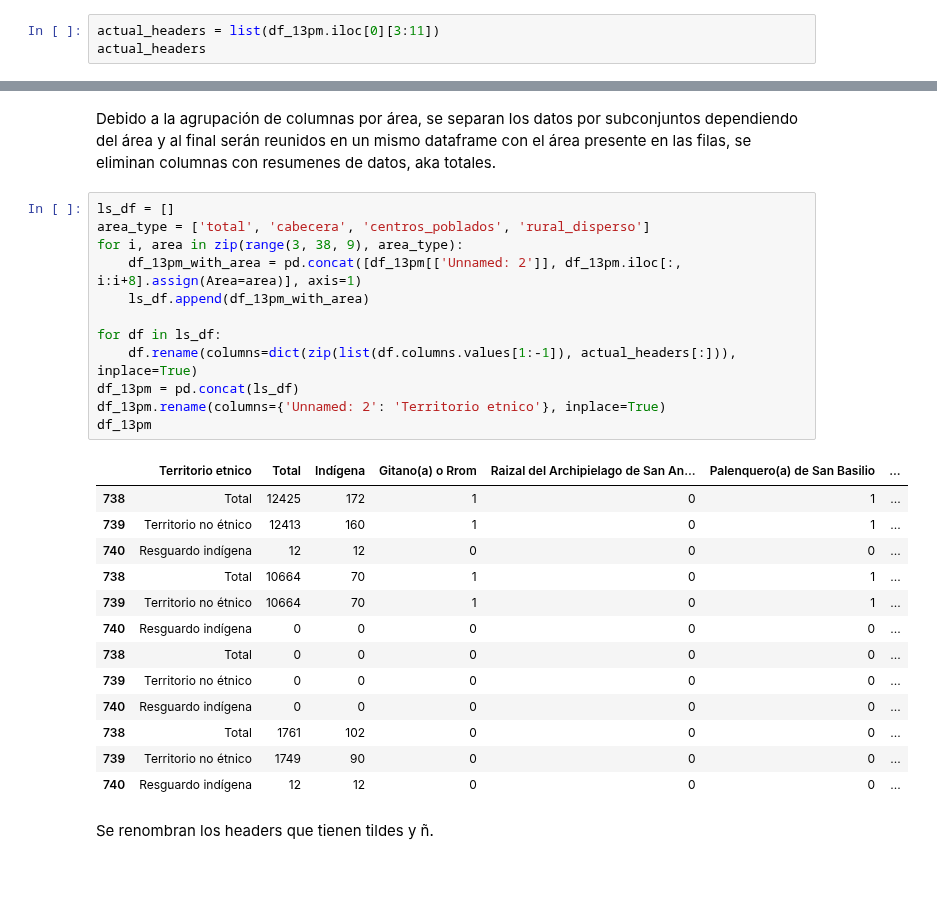
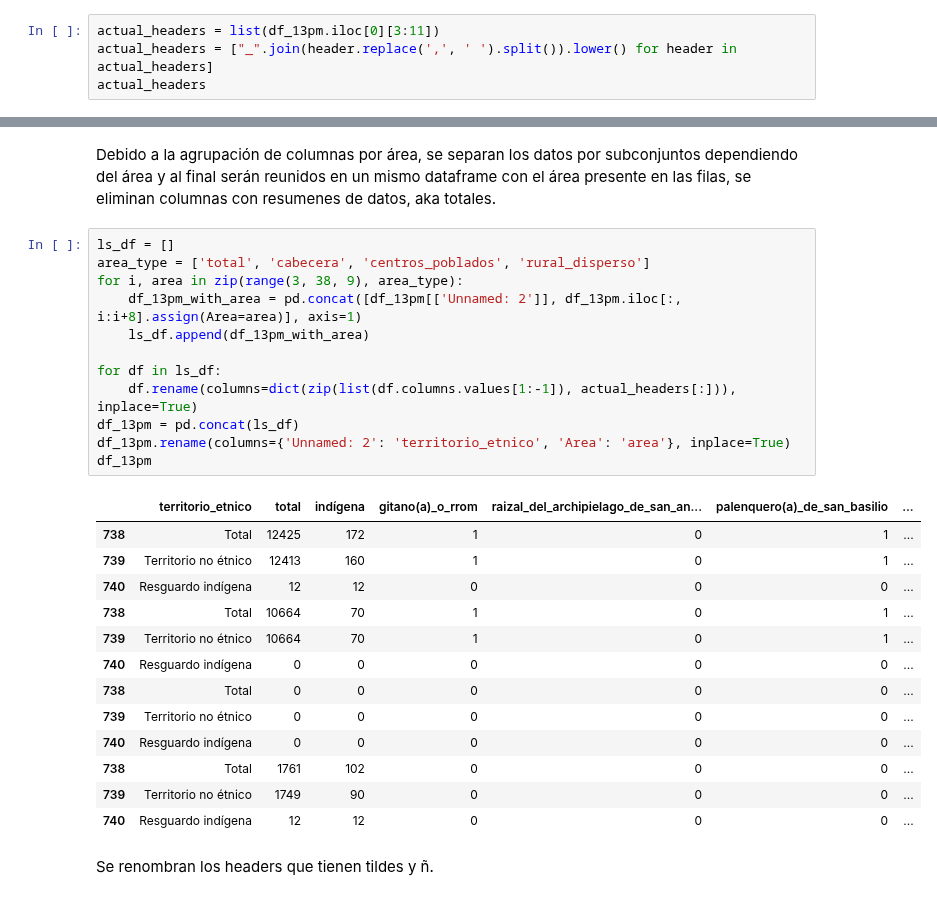
Before and after one commit to Schiavi13/Censo-Viterbo-Caldas-2018, a Jupyter notebook: source_to_csv_13pm.ipynb, the cells around one changed output, grey strips where cells are left out. Drawn from its saved outputs; the diff is of its cells as text.

Commit message:
Actualiza headers a minuscula y Snake Case de hoja 13PM

```diff
--- a/source_to_csv_13pm.ipynb
+++ b/source_to_csv_13pm.ipynb
@@ -50,5 +50,6 @@ for (i, value) in enumerate(first_row):
 37 Sin información
 # %%
 actual_headers = list(df_13pm.iloc[0][3:11])
+actual_headers = ["_".join(header.replace(',', ' ').split()).lower() for header in actual_headers]
 actual_headers
 # %% [output]
@@ -77,17 +78,17 @@ Debido a la agrupación de columnas por área, se separan los datos por subconju
 # %%
 ls_df = []
 area_type = ['total', 'cabecera', 'centros_poblados', 'rural_disperso']
 for i, area in zip(range(3, 38, 9), area_type):
     df_13pm_with_area = pd.concat([df_13pm[['Unnamed: 2']], df_13pm.iloc[:, i:i+8].assign(Area=area)], axis=1)
     ls_df.append(df_13pm_with_area)
 
 for df in ls_df:
     df.rename(columns=dict(zip(list(df.columns.values[1:-1]), actual_headers[:])), inplace=True)
 df_13pm = pd.concat(ls_df)
-df_13pm.rename(columns={'Unnamed: 2': 'Territorio etnico'}, inplace=True)
+df_13pm.rename(columns={'Unnamed: 2': 'territorio_etnico', 'Area': 'area'}, inplace=True)
 df_13pm
 # %% [output]
-|  | Territorio etnico | Total | Indígena | Gitano(a) o Rrom | Raizal del Archipielago de San An... | Palenquero(a) de San Basilio | ... |
+|  | territorio_etnico | total | indígena | gitano(a)_o_rrom | raizal_del_archipielago_de_san_an... | palenquero(a)_de_san_basilio | ... |
 | 738 | Total | 12425 | 172 | 1 | 0 | 1 | ... |
 | 739 | Territorio no étnico | 12413 | 160 | 1 | 0 | 1 | ... |
 | 740 | Resguardo indígena | 12 | 12 | 0 | 0 | 0 | ... |
```
Also changed, not shown: parts of 5 cells of this notebook, 2 other files.
